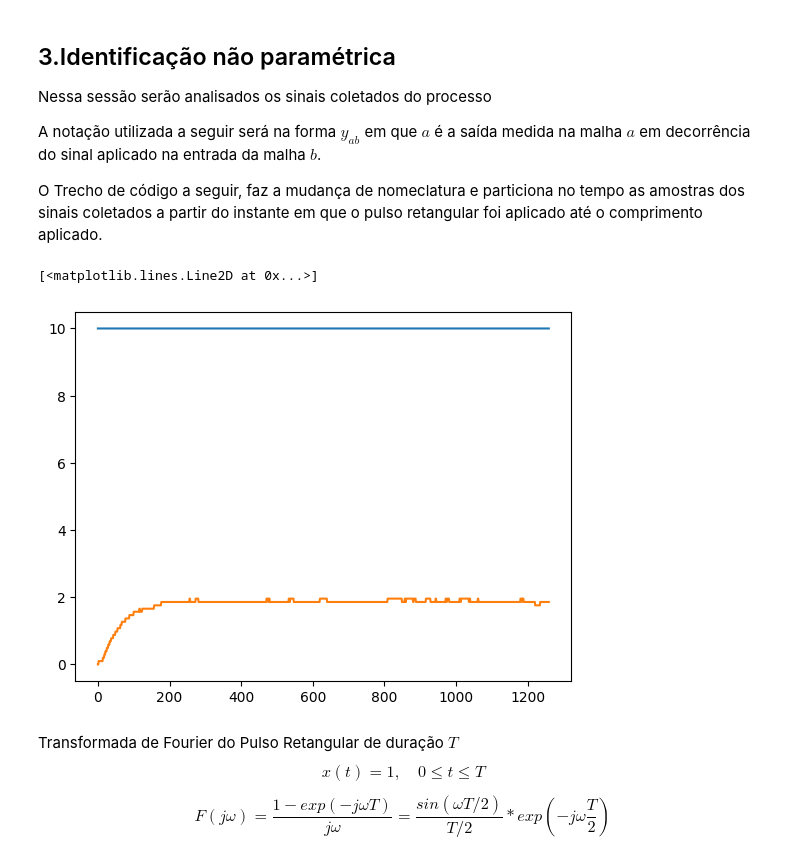
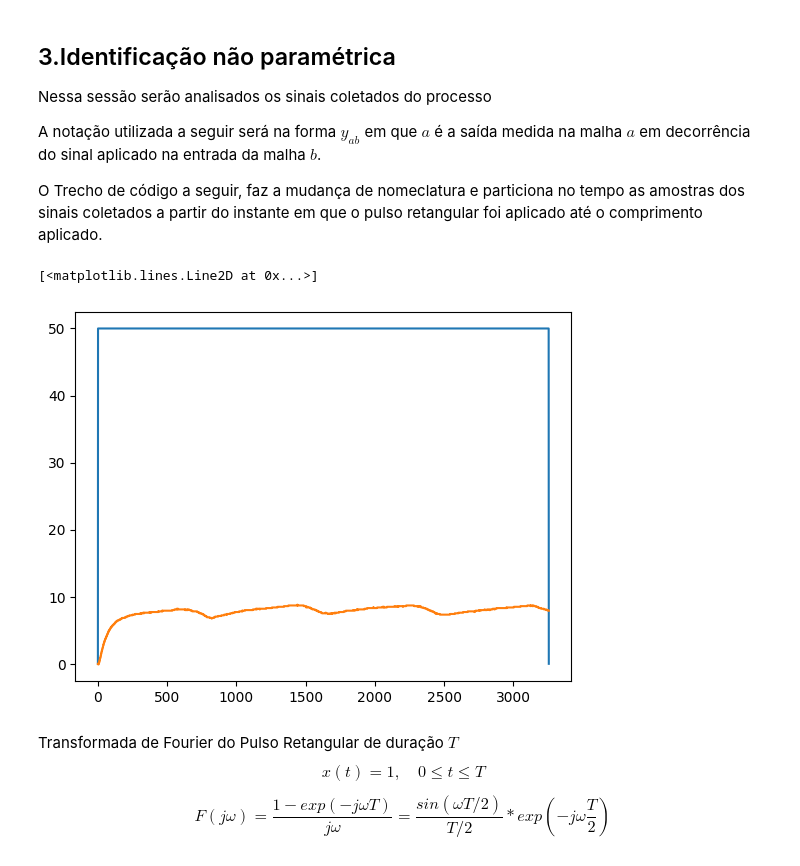
Before and after one commit to william-hazem/Model-Predictive-Control, a Jupyter notebook: identificacao/experimento.ipynb, the cells around one changed output. Saved outputs shown, nothing was run; the diff lists cells and outputs as text; code cells hidden in the pictures.

```diff
--- a/identificacao/experimento.ipynb
+++ b/identificacao/experimento.ipynb
@@ -193,43 +181,46 @@ A notação utilizada a seguir será na forma $y_{ab}$ em que $a$ é a saída me
 
 O Trecho de código a seguir, faz a mudança de nomeclatura e particiona no tempo as amostras dos sinais coletados a partir do instante em que o pulso retangular foi aplicado até o comprimento aplicado.
 # %%
-dados1 = dados1_np
-dados2 = dados2_np
+dados1 = dados1_cp
+dados2 = dados2_cp
 
 # descompacta t, pv1, pv2, mv1, mv2
 _, y11, y21, u1, _ = dados1.values()
 _, y12, y22, _, u2 = dados2.values()
 
 t1_start, t1_end = obter_intervalo_degrau(u1)
 t2_start, t2_end = obter_intervalo_degrau(u2)
 
-# t1_start -= 1
-# t2_start -= 1
+t1_start -= 1
+t2_start -= 1
 # t1_end   += 1
-# t2_end   += 1
+
 
 duracao1 = t1_end - t1_start
 duracao2 = t2_end - t2_start
 
-t1_end -= duracao1 // 3
-t2_end -= duracao2 // 3
+# t1_end -= duracao1 // 3
+# t2_end -= duracao2 // 3
+
+t1_end   += 2
+t2_end   += 2
 
 # t1_start, t1_end = 0, len(u1)
 # t2_start, t2_end = 0, len(u2)
 
 y11 = remover_valor_inicial(y11[t1_start:t1_end])
 y21 = remover_valor_inicial(y21[t1_start:t1_end])
 u1  = u1[t1_start:t1_end]
 
 y12 = remover_valor_inicial(y12[t2_start:t2_end])
 y22 = remover_valor_inicial(y22[t2_start:t2_end])
 u2 = u2[t2_start:t2_end]
 
 plt.plot(u1)
 plt.plot(y11)
 # %% [output]
 [<matplotlib.lines.Line2D at 0x...>]
-[figure, old version]
+[figure, new version]
 # %% [markdown]
 Transformada de Fourier do Pulso Retangular de duração $T$
 \begin{equation*}
```
Also changed, not shown: parts of 6 cells of this notebook.
